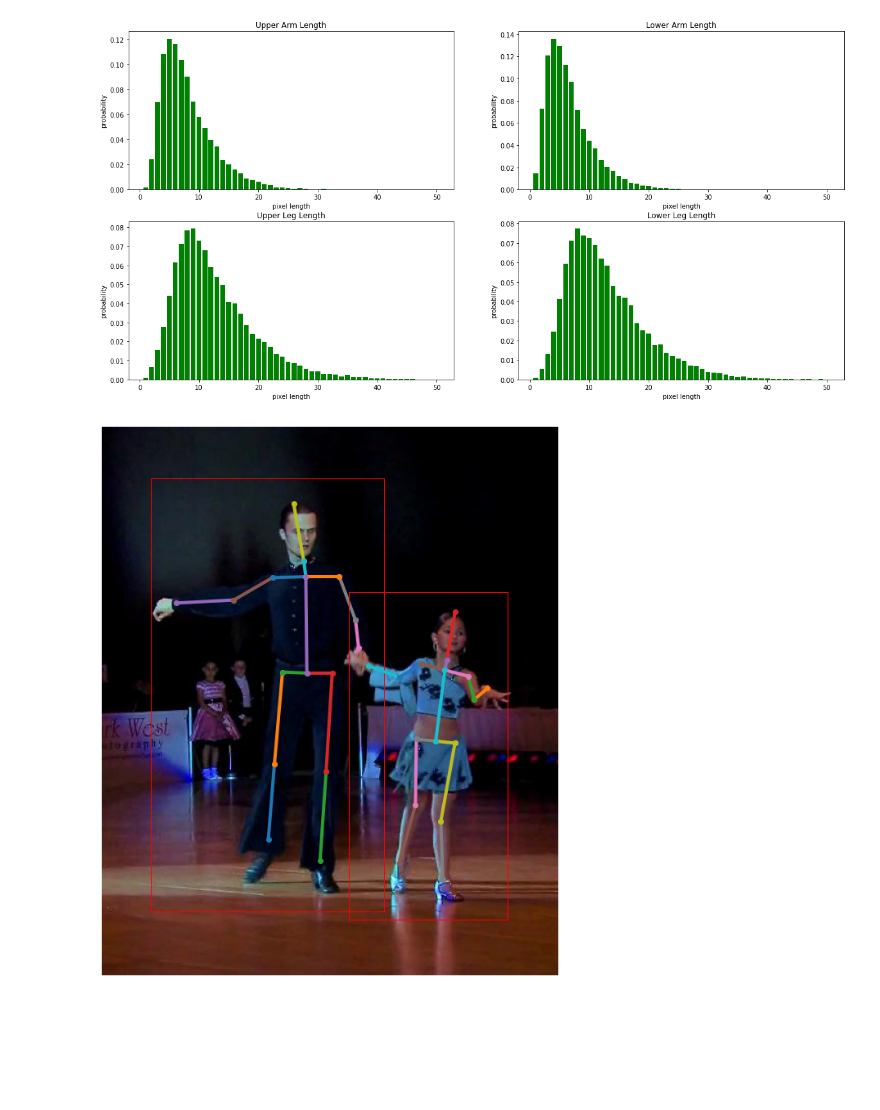
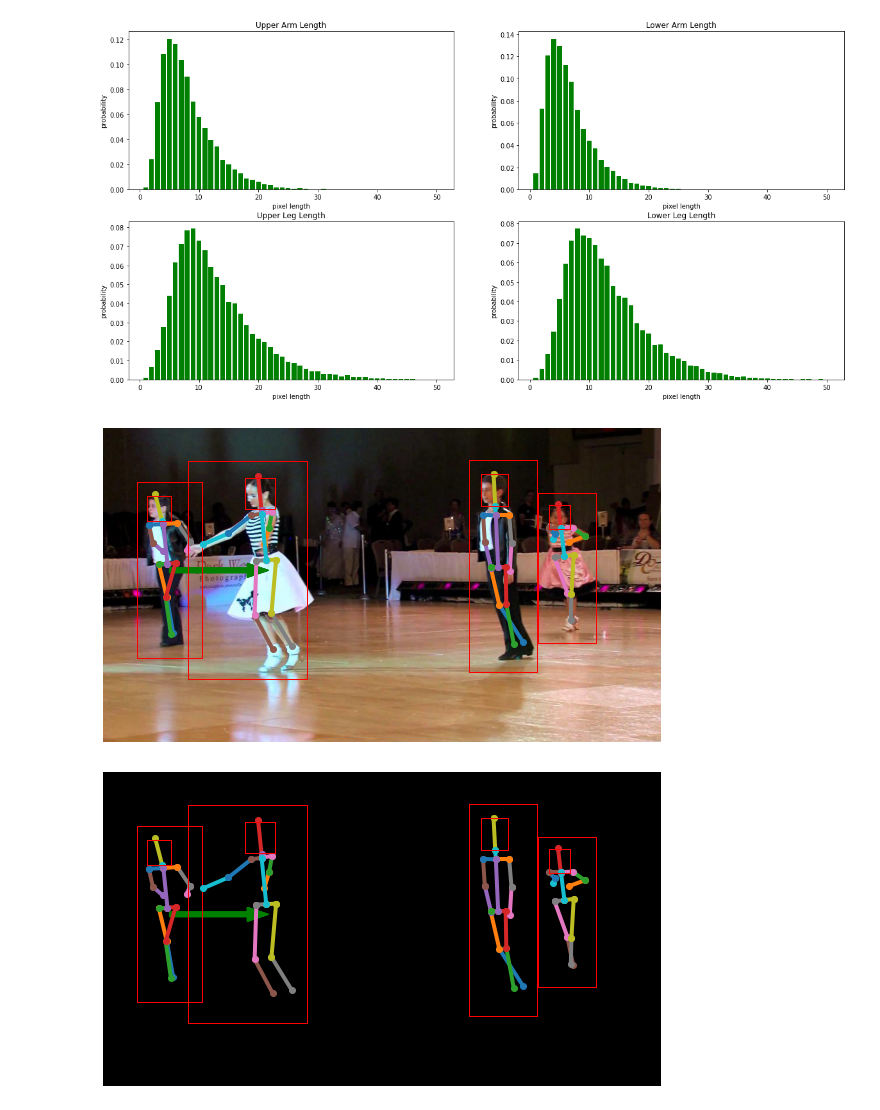
Before and after one commit to antduru/PoseDetection, a Jupyter notebook: graph_producer.ipynb, the cells around one changed output. Drawn from its saved outputs; the diff is of its cells as text; code cells hidden in the pictures; blank space fills up the shorter version.

```diff
--- a/graph_producer.ipynb
+++ b/graph_producer.ipynb
@@ -73,18 +74,18 @@ def find(joint_list, lambda_fn):
         _ss = e
     return _ss
 
-def head_width(head_c):
-    width = abs(head_c['x1'] - head_c['x2'])
-    height = abs(head_c['y1'] - head_c['y2'])
+def head_width(head_c, image_shape):
+    width = abs(head_c['x1'] - head_c['x2']) * image_shape['width']
+    height = abs(head_c['y1'] - head_c['y2']) * image_shape['height']
     return (width + height) // 4
 
 def draw_person_rect(joint_list, head_coor, image_shape):
-    c = head_width(head_coor)
+    c = head_width(head_coor, image_shape)
 
-    minx = find(joint_list, lambda c, e: c['x'] < e['x'])['x']
-    maxx = find(joint_list, lambda c, e: c['x'] > e['x'])['x']
-    miny = find(joint_list, lambda c, e: c['y'] < e['y'])['y']
-    maxy = find(joint_list, lambda c, e: c['y'] > e['y'])['y']
+    minx = find(joint_list, lambda c, e: c['x'] < e['x'])['x'] * image_shape['width']
+    maxx = find(joint_list, lambda c, e: c['x'] > e['x'])['x'] * image_shape['width']
+    miny = find(joint_list, lambda c, e: c['y'] < e['y'])['y'] * image_shape['height']
+    maxy = find(joint_list, lambda c, e: c['y'] > e['y'])['y'] * image_shape['height']
 
 #     print(minx, miny, maxx, maxy)
 
@@ -94,14 +95,14 @@ def draw_person_rect(joint_list, head_coor, image_shape):
               min(maxy + 2*c, image_shape['height']))
 
 
-def present_body_parts(image_array, image_object, joint_dict, title, draw_head=True, draw_bbox=False, draw_pose=True):
+def present_body_parts(image_array, image_object, joint_dict, title, draw_head=True, draw_bbox=False, draw_pose=True, xlim=None, draw_vector=False):
     plt.figure(figsize=(10, 20))
     plt.axis('off')
-    plt.xlim(250, 700)
-#     zeros = np.zeros(image_array.shape)
-#     plt.imshow(zeros)
+    if xlim:
+        plt.xlim(*xlim)
     plt.imshow(image_array)
-#     plt.title(title)
+    width = image_object['image_shape']['width']
+    height = image_object['image_shape']['height']
 
     for person in image_object['people']:
         joint_list = person['joints']
@@ -111,7 +112,7 @@ def present_body_parts(image_array, image_object, joint_dict, title, draw_head=T
             if not joint_temp:
                 joint_map[k] = None
             else:
-                joint_map[k] = (joint_temp['x'], joint_temp['y'])
+                joint_map[k] = (joint_temp['x'] * width, joint_temp['y'] * height)
         if draw_pose:
             # legs
             plot_line(joint_map['r_ankle'], joint_map['r_knee'])
@@ -126,39 +127,68 @@ def present_body_parts(image_array, image_object, joint_dict, title, draw_head=T
             # head
             plot_line(joint_map['upper_neck'], joint_map['head_top'])
             plot_line(joint_map['upper_neck'], joint_map['thorax'])
             # body
             plot_line(joint_map['r_shoulder'], joint_map['thorax'])
             plot_line(joint_map['l_shoulder'], joint_map['thorax'])
             plot_line(joint_map['r_hip'], joint_map['pelvis'])
             plot_line(joint_map['l_hip'], joint_map['pelvis'])
             plot_line(joint_map['thorax'], joint_map['pelvis'])
 
 #         if not 'head_coordinates' in person: continue
 
         person_head = person['head_coordinates']
-        x1 = person_head['x1']
-        y1 = person_head['y1']
-        x2 = person_head['x2']
-        y2 = person_head['y2']
+        x1 = person_head['x1'] * width
+        y1 = person_head['y1'] * height
+        x2 = person_head['x2'] * width
+        y2 = person_head['y2'] * height
 
         if draw_head:
             plot_rect(x1, y1, x2, y2) # draw head
 
         if draw_bbox:
             draw_person_rect(joint_list, person_head, image_object['image_shape']) # draw body
 
+        if len(image_object['people']) >= 2 and draw_vector:
+            person_boxes1 = image_object['people'][0]['bbox']
+            person_boxes2 = image_object['people'][1]['bbox']
+
+            x1 = (person_boxes1['x1'] + person_boxes1['x2']) / 2
+            y1 = (person_boxes1['y1'] + person_boxes1['y2']) / 2
+            x2 = (person_boxes2['x1'] + person_boxes2['x2']) / 2
+            y2 = (person_boxes2['y1'] + person_boxes2['y2']) / 2
+
+            args = (x1*width, y1*height, (x2-x1)*width, (y2-y1)*height)
+
+            plt.arrow(*args, width=8, color='g')
+            # print(args)
 
     plt.show()
 
 def show_image(image_object, images_path):
     image_name = image_object['image_name']
     image_array = np.array(Image.open(os.path.join(images_path, image_name)))
 
-    present_body_parts(image_array, image_object, joint_dict, f'Annotation of {image_name}',\
-                      draw_head=False, draw_bbox=True, draw_pose=True)
+    present_body_parts(image_array,
+                        image_object,
+                        joint_dict,
+                        f'Annotation of {image_name}',
+                        draw_head=True,
+                        draw_bbox=True,
+                        draw_pose=True,
+                        xlim=None,
+                        draw_vector=True)
 
-#     print(json.dumps(image_object, indent=1))
+    present_body_parts(image_array * 0,
+                        image_object,
+                        joint_dict,
+                        f'Annotation of {image_name}',
+                        draw_head=True,
+                        draw_bbox=True,
+                        draw_pose=True,
+                        xlim=None,
+                        draw_vector=True)
 
-show_image(json_list[53], images_path)
+show_image(json_list[56], images_path)
 # %% [output]
-[figure, old version]
+[figure, new version]
+[figure, added]
```
Also changed, not shown: parts of 11 cells of this notebook, 5 other files.
